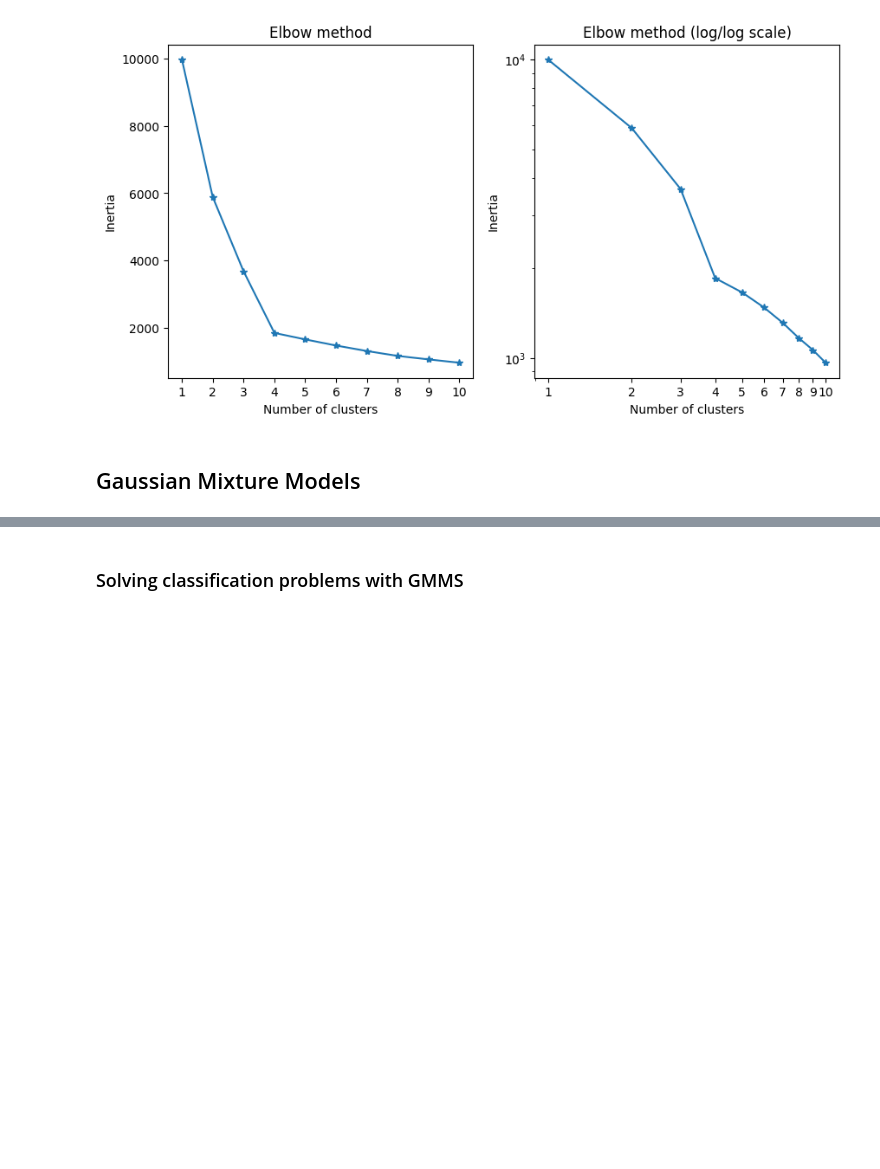
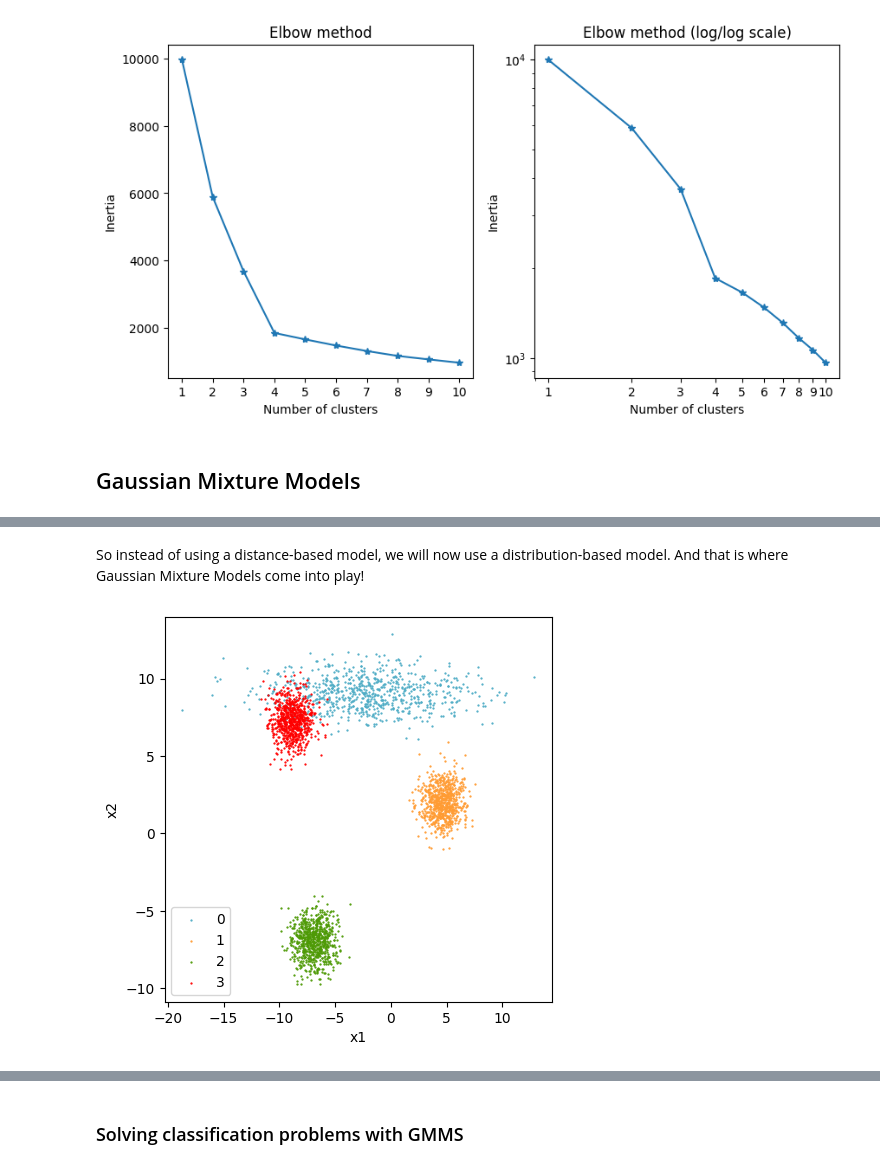
Before and after one commit to ema-marconato/ml_lab, a Jupyter notebook: unsupervised/unsupervised-lab.ipynb, the cells around one changed output, grey strips where cells are left out. Drawn from its saved outputs; the diff is of its cells as text; code cells hidden in the pictures; blank space fills up the shorter version.

```diff
--- a/unsupervised/unsupervised-lab.ipynb
+++ b/unsupervised/unsupervised-lab.ipynb
@@ -293 +228,15 @@ def plot_cov_ellipse(cov, pos, nstd=2, ax=None, **kwargs):
+# %% [markdown]
+So instead of using a distance-based model, we will now use a distribution-based model. And that is where Gaussian Mixture Models come into play!
+# %%
+import numpy as np
+import matplotlib.pyplot as plt
+from sklearn.mixture import GaussianMixture
+from sklearn.datasets import make_blobs
+
+# Generate synthetic data with clusters having increased variance along the first component
+X, y = make_blobs(n_samples=3000, centers=4, cluster_std=[(5.0, 1.0), (1.0, 1.0), (1.0, 1.0), (1.0, 1.0)], random_state=42)
+
+plot_blobs(X, y)
+# %% [output]
+[figure, added]
 # %%
```
Also changed, not shown: parts of 9 cells of this notebook, 1 other file.
